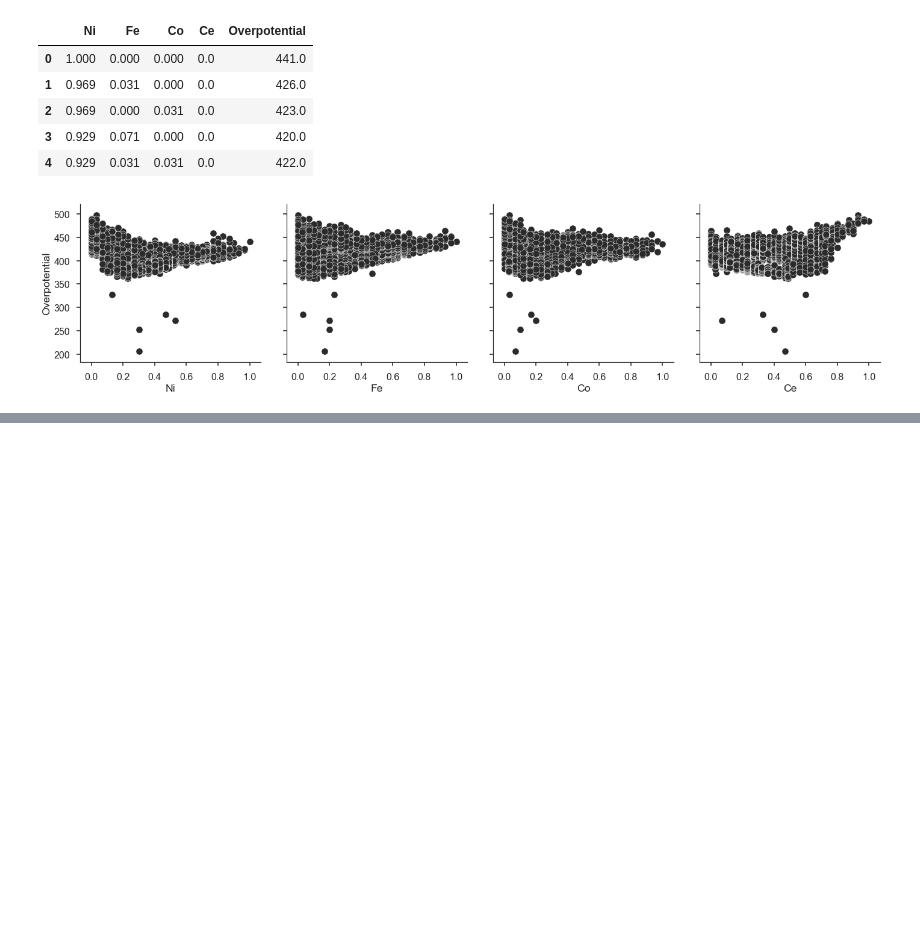
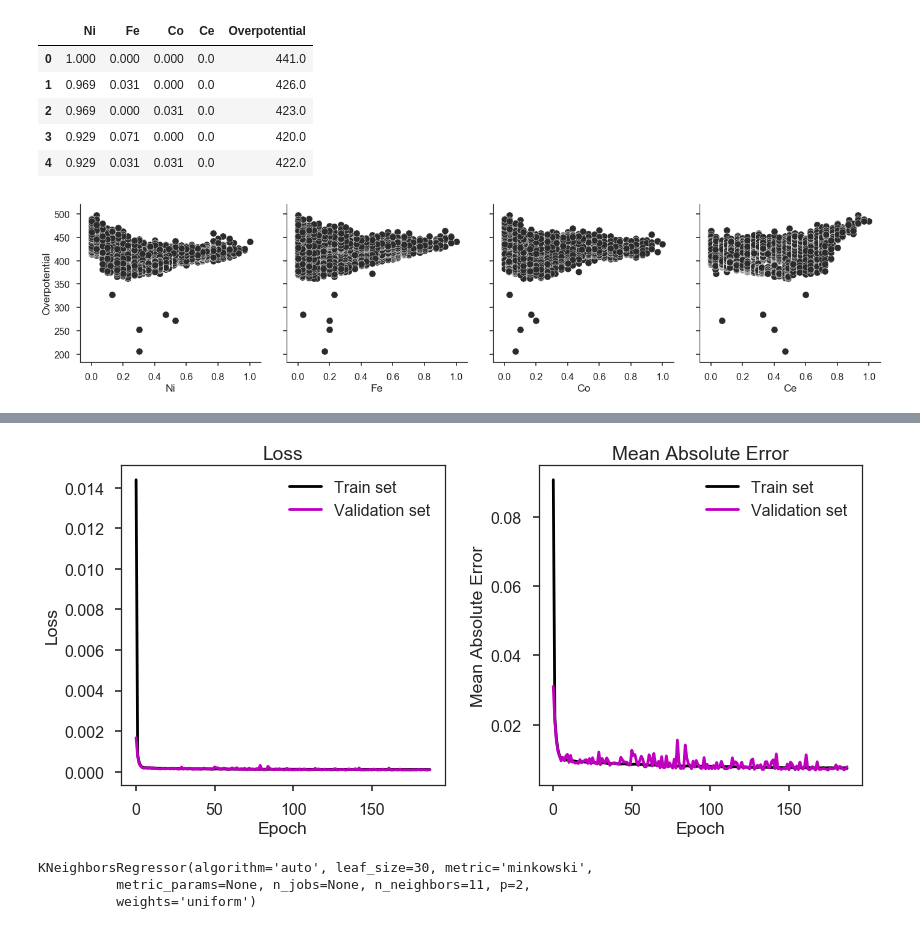
Before and after one commit to spalkovits/REAKT2019_ML4OER_SPks, a Jupyter notebook: REAKT2019_ML4OER_SPks.ipynb, the cells around one changed output, grey strips where cells are left out. Drawn from its saved outputs; the diff is of its cells as text; code cells hidden in the pictures; blank space fills up the shorter version.

```diff
--- a/REAKT2019_ML4OER_SPks.ipynb
+++ b/REAKT2019_ML4OER_SPks.ipynb
@@ -19,5 +43,8 @@ import pandas as pd
 # %%
 url_full = 'https://raw.githubusercontent.com/spalkovits/ML_NiFeCoCe_talk/master/full_dataset.csv'
 url_own = 'https://raw.githubusercontent.com/spalkovits/ML_NiFeCoCe_talk/master/own_dataset.csv'
+# %%
+NiFeCoCe_full = np.genfromtxt(url_full, skip_header=1, delimiter=',')
+NiFeCoCe_own = np.genfromtxt(url_own, skip_header=1, delimiter=',')
 # %%
 df_full = pd.read_csv(url_full)
@@ -42,0 +219,19 @@ sns.pairplot(df_full, size=5, x_vars=['Ni', 'Fe', 'Co', 'Ce'], y_vars=['Overpote
+# %%
+%%time
+
+early_stop = keras.callbacks.EarlyStopping(monitor='val_loss', patience=20)
+
+model = keras.Sequential()
+model.add(keras.layers.Dense(6, activation=tf.nn.relu, input_shape=(train_data.shape[1],)))
+model.add(keras.layers.Dense(6, activation=tf.nn.relu))
+model.add(keras.layers.Dense(1))
+
+optimizer = tf.keras.optimizers.RMSprop(lr=0.001)
+
+model.compile(loss='mse', optimizer=optimizer, metrics=['mae'])
+
+model.summary()
+
+early_stop = keras.callbacks.EarlyStopping(monitor='val_loss', patience=20)
+
+model.fit(train_data, train_label, epochs=500, validation_split=0.2, verbose=0, callbacks=[early_stop]);
@@ -42,0 +254,24 @@ sns.pairplot(df_full, size=5, x_vars=['Ni', 'Fe', 'Co', 'Ce'], y_vars=['Overpote
+# %%
+sns.set()
+sns.set(style='ticks', context='poster', palette='magma')
+plt.figure(figsize=(12,6))
+
+plt.subplot(121)
+plt.title('Loss')
+plt.xlabel('Epoch')
+plt.ylabel('Loss')
+plt.plot(model.history.epoch, np.array(model.history.history['loss']), 'k',label='Train set')
+plt.plot(model.history.epoch, np.array(model.history.history['val_loss']), 'm', label='Validation set')
+plt.legend()
+
+plt.subplot(122)
+plt.title('Mean Absolute Error')
+plt.xlabel('Epoch')
+plt.ylabel('Mean Absolute Error')
+plt.plot(model.history.epoch, np.array(model.history.history['mean_absolute_error']), 'k', label='Train set')
+plt.plot(model.history.epoch, np.array(model.history.history['val_mean_absolute_error']), 'm', label='Validation set')
+plt.legend()
+
+plt.tight_layout()
+# %% [output]
+[figure, added]
@@ -42,0 +283,9 @@ sns.pairplot(df_full, size=5, x_vars=['Ni', 'Fe', 'Co', 'Ce'], y_vars=['Overpote
+# %%
+from sklearn import neighbors
+
+model_knn = neighbors.KNeighborsRegressor(n_neighbors = 11)
+model_knn.fit(train_data, train_label)
+# %% [output]
+KNeighborsRegressor(algorithm='auto', leaf_size=30, metric='minkowski',
+          metric_params=None, n_jobs=None, n_neighbors=11, p=2,
+          weights='uniform')
```
Also changed, not shown: parts of 30 cells of this notebook.
